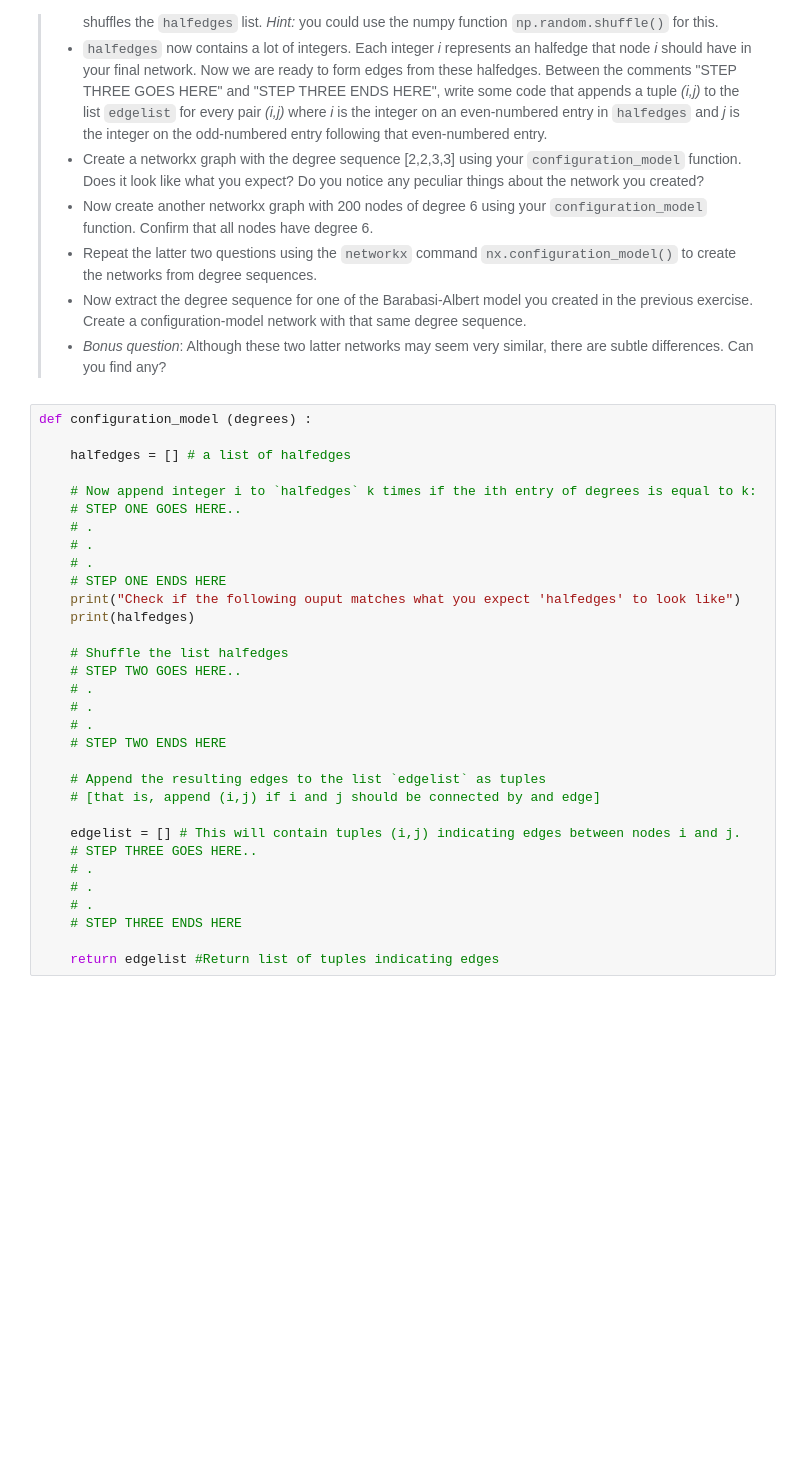
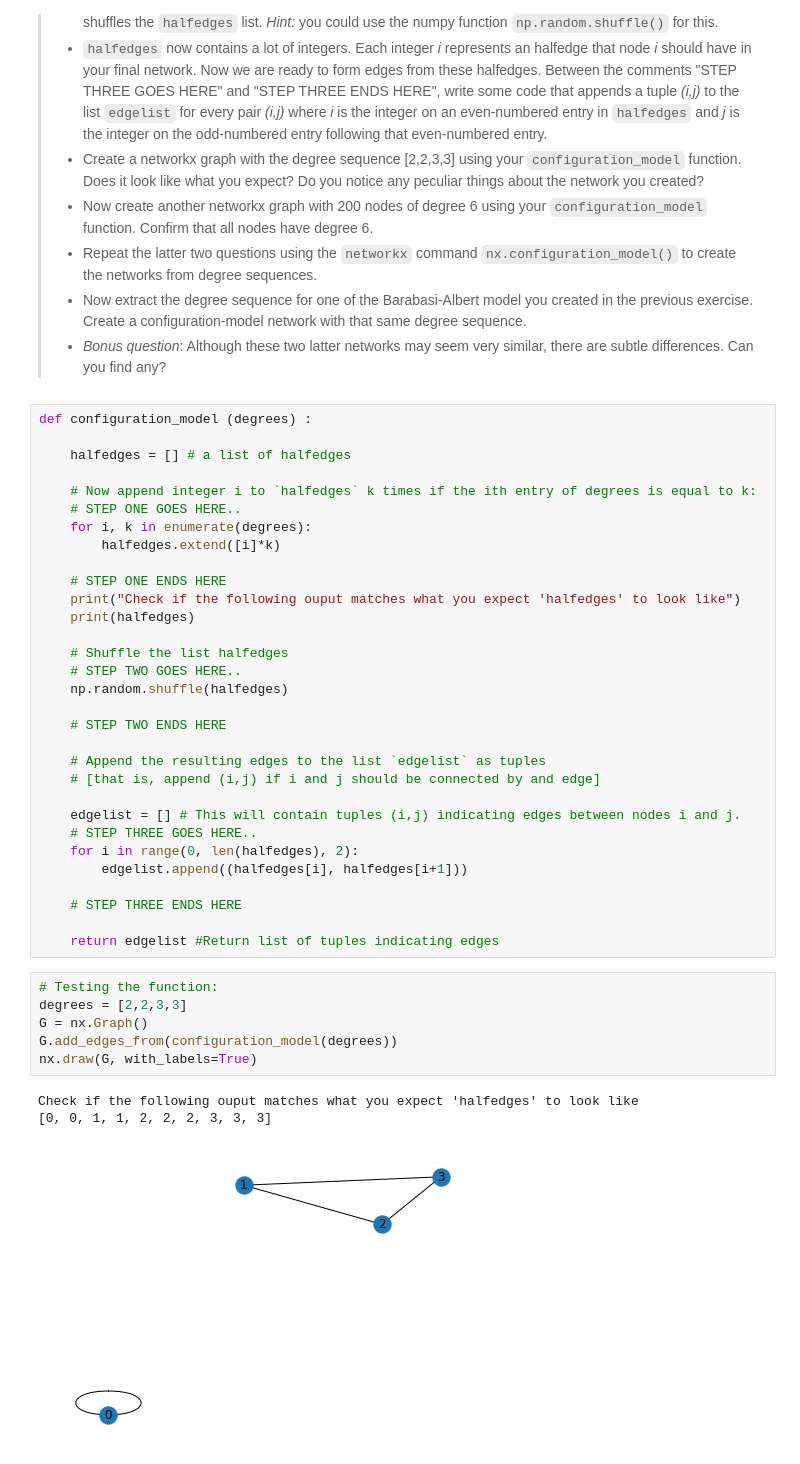
Before and after one commit to pierrehogenhaug/socialgraphs2023, a Jupyter notebook: lectures/Week3SOL.ipynb, the cells around one changed output. Cells and saved outputs as stored; diff of their text form; blank space fills up the shorter version.

```diff
--- a/lectures/Week3SOL.ipynb
+++ b/lectures/Week3SOL.ipynb
@@ -188,18 +345,17 @@ def configuration_model (degrees) :
 
     # Now append integer i to `halfedges` k times if the ith entry of degrees is equal to k:
     # STEP ONE GOES HERE..
-    # .
-    # .
-    # .
+    for i, k in enumerate(degrees):
+        halfedges.extend([i]*k)
+
     # STEP ONE ENDS HERE
     print("Check if the following ouput matches what you expect 'halfedges' to look like")
     print(halfedges)
 
     # Shuffle the list halfedges
     # STEP TWO GOES HERE..
-    # .
-    # .
-    # .
+    np.random.shuffle(halfedges)
+
     # STEP TWO ENDS HERE
 
     # Append the resulting edges to the list `edgelist` as tuples
@@ -207,9 +363,19 @@ def configuration_model (degrees) :
 
     edgelist = [] # This will contain tuples (i,j) indicating edges between nodes i and j.
     # STEP THREE GOES HERE..
-    # .
-    # .
-    # .
+    for i in range(0, len(halfedges), 2):
+        edgelist.append((halfedges[i], halfedges[i+1]))
+
     # STEP THREE ENDS HERE
 
     return edgelist #Return list of tuples indicating edges
+# %%
+# Testing the function:
+degrees = [2,2,3,3]
+G = nx.Graph()
+G.add_edges_from(configuration_model(degrees))
+nx.draw(G, with_labels=True)
+# %% [output]
+Check if the following ouput matches what you expect 'halfedges' to look like
+[0, 0, 1, 1, 2, 2, 2, 3, 3, 3]
+[figure, added]
```
Also changed, not shown: parts of 13 cells of this notebook.
